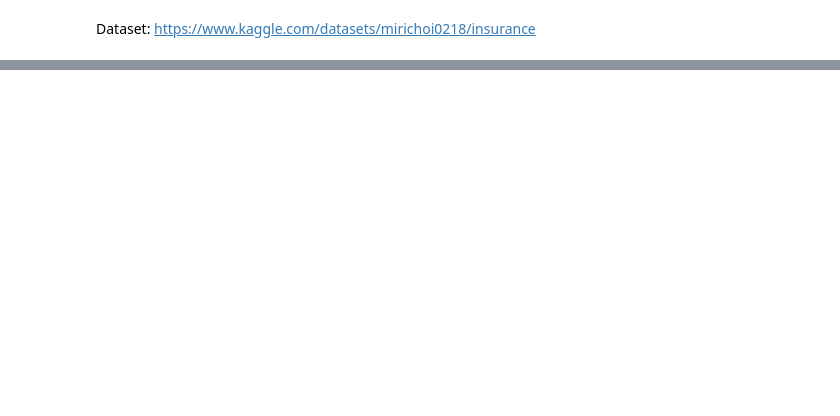
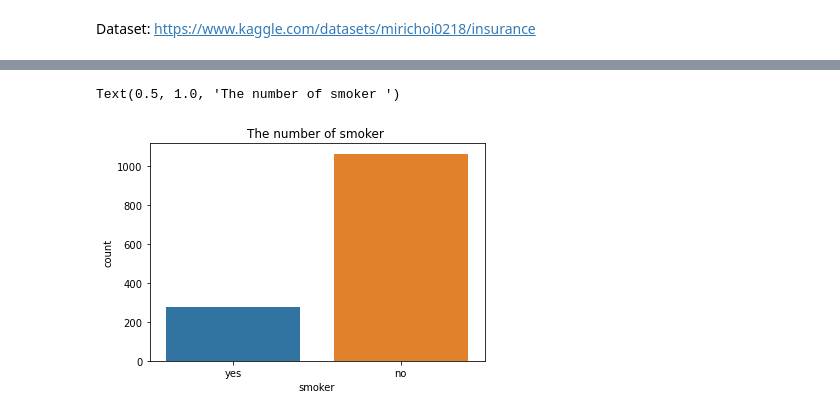
Before and after one commit to FatimaMuhammadAdam/ArewaDS-Machine-Learning-Assignments, a Jupyter notebook: week_3/distribution_visualization.ipynb, the cells around one changed output, grey strips where cells are left out. Cells and saved outputs as stored; diff of their text form; code cells hidden in the pictures; blank space fills up the shorter version.

Commit message:
distribution_visualization

```diff
--- a/week_3/distribution_visualization.ipynb
+++ b/week_3/distribution_visualization.ipynb
@@ -7,6 +8,6 @@ import matplotlib.pyplot as plt
 # %%
 #reading the dataset from the directory
-base_url ="https://www.kaggle.com/datasets/mirichoi0218/insurance"
-dataset = pd.read_csv("base_url")
-dataset
+#base_url ="https://www.kaggle.com/datasets/mirichoi0218/insurance"
+df = pd.read_csv("C:\\Users\\USER\\ArewaDS ML\\ArewaDS-Machine-Learning-Assignments\\week_3\\insurance.csv")
+df
 # %% [output]
@@ -13,0 +61,7 @@ FileNotFoundError: [Errno 2] No such file or directory: 'base_url'
+# %%
+#showing the smoker count
+sns.countplot( x = 'smoker', data = df)
+plt.title("The number of smoker ")
+# %% [output]
+Text(0.5, 1.0, 'The number of smoker ')
+[figure, added]
```
Also changed, not shown: parts of 11 cells of this notebook, 1 other file.
